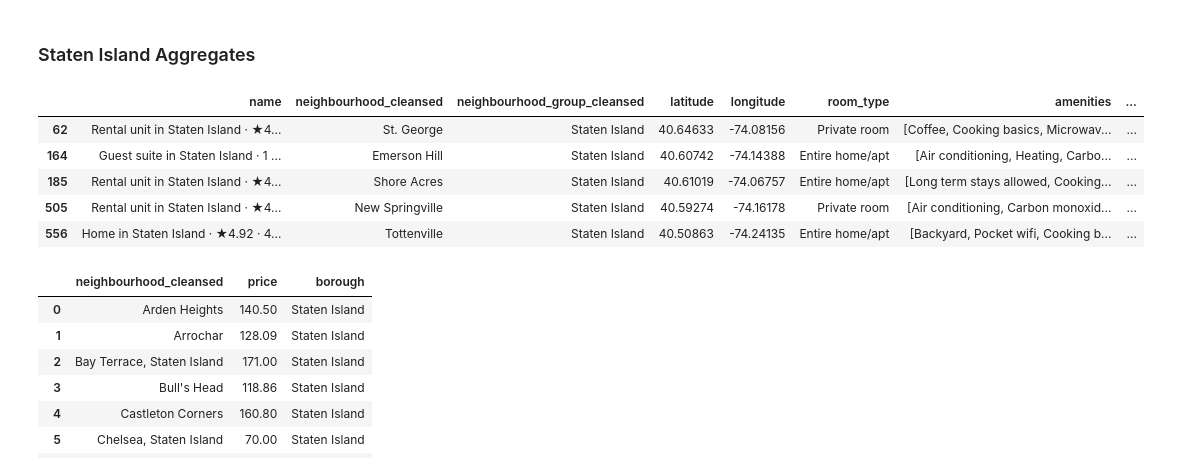
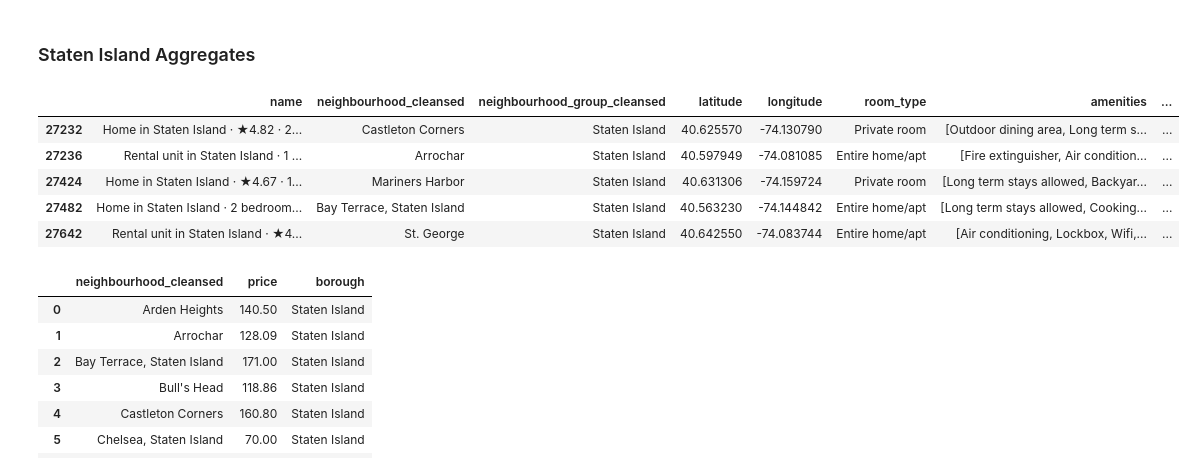
Before and after one commit to munozjon/NYC-Airbnb-Listings, a Jupyter notebook: static/data_extraction.ipynb, the cells around one changed output. Cells and saved outputs as stored; diff of their text form; code cells hidden in the pictures.

```diff
--- a/static/data_extraction.ipynb
+++ b/static/data_extraction.ipynb
@@ -365,14 +365,14 @@ roomtype_nbhd_brooklyn.head()
 ### Staten Island Aggregates
 # %%
 staten_island_listings = reduced_listings[listings_df["neighbourhood_group_cleansed"] == "Staten Island"]
-staten_island_listings.head()
+staten_island_listings.tail()
 # %% [output]
 |  | name | neighbourhood_cleansed | neighbourhood_group_cleansed | latitude | longitude | room_type | amenities | ... |
-| 62 | Rental unit in Staten Island · ★4... | St. George | Staten Island | 40.64633 | -74.08156 | Private room | [Coffee, Cooking basics, Microwav... | ... |
-| 164 | Guest suite in Staten Island · 1 ... | Emerson Hill | Staten Island | 40.60742 | -74.14388 | Entire home/apt | [Air conditioning, Heating, Carbo... | ... |
-| 185 | Rental unit in Staten Island · ★4... | Shore Acres | Staten Island | 40.61019 | -74.06757 | Entire home/apt | [Long term stays allowed, Cooking... | ... |
-| 505 | Rental unit in Staten Island · ★4... | New Springville | Staten Island | 40.59274 | -74.16178 | Private room | [Air conditioning, Carbon monoxid... | ... |
-| 556 | Home in Staten Island · ★4.92 · 4... | Tottenville | Staten Island | 40.50863 | -74.24135 | Entire home/apt | [Backyard, Pocket wifi, Cooking b... | ... |
+| 27232 | Home in Staten Island · ★4.82 · 2... | Castleton Corners | Staten Island | 40.625570 | -74.130790 | Private room | [Outdoor dining area, Long term s... | ... |
+| 27236 | Rental unit in Staten Island · 1 ... | Arrochar | Staten Island | 40.597949 | -74.081085 | Entire home/apt | [Fire extinguisher, Air condition... | ... |
+| 27424 | Home in Staten Island · ★4.67 · 1... | Mariners Harbor | Staten Island | 40.631306 | -74.159724 | Private room | [Long term stays allowed, Backyar... | ... |
+| 27482 | Home in Staten Island · 2 bedroom... | Bay Terrace, Staten Island | Staten Island | 40.563230 | -74.144842 | Entire home/apt | [Long term stays allowed, Cooking... | ... |
+| 27642 | Rental unit in Staten Island · ★4... | St. George | Staten Island | 40.642550 | -74.083744 | Entire home/apt | [Air conditioning, Lockbox, Wifi,... | ... |
 # %%
 # Group by neighborhood, find average price
 avg_price_nbhd_staten_island = staten_island_listings.groupby(["neighbourhood_cleansed"])["price"].mean()
```
Also changed, not shown: parts of 7 cells of this notebook, 1 other file.
